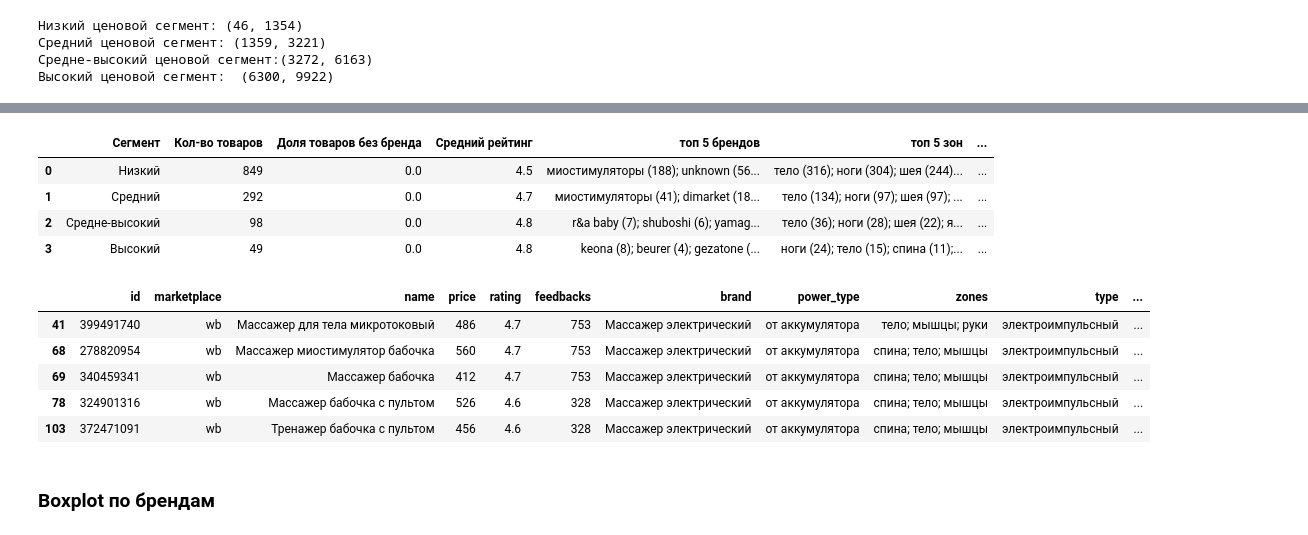
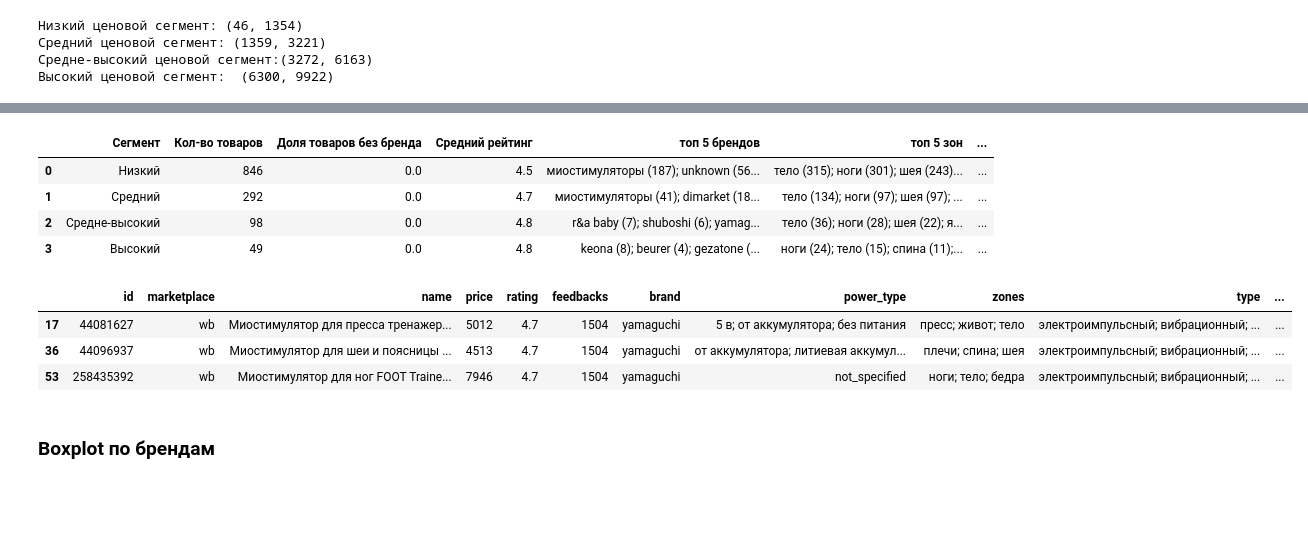
Before and after one commit to nekitmilk/ElectroPunk, a Jupyter notebook: src/notebooks/analisys.ipynb, the cells around one changed output, grey strips where cells are left out. Saved outputs shown, nothing was run; the diff lists cells and outputs as text; code cells hidden in the pictures; blank space fills up the shorter version.

```diff
--- a/src/notebooks/analisys.ipynb
+++ b/src/notebooks/analisys.ipynb
@@ -888,6 +885,9 @@ def prepare_goods(df):
     df['power_type'] = df['power_type'].str.lower()
     df['zones'] = df['zones'].str.lower()
     df['type'] = df['type'].str.lower()
+
+    mask = df['name'].apply(is_relevant)
+    df = df[mask].copy()
 
     return df
 
@@ -912,7 +912,7 @@ def prepare_feedbacks(df):
 
 # Применение функций подготовки
 Goods = prepare_goods(Goods)
-# Goods = Goods[(Goods['price'] <= Goods['price'].quantile(0.95))]
+# Goods = Goods[(Goods['price'] >= Goods['price'].quantile(0.01)) & (Goods['price'] <= Goods['price'].quantile(0.95))]
 Other_characteristicks = prepare_other_chars(Other_characteristicks)
 Feedbacks = prepare_feedbacks(Feedbacks)
 
@@ -960,6 +960,9 @@ Feedbacks = prepare_feedbacks(Feedbacks)
 # print(f"Итоговый размер таблицы: {final_df.shape}")
 # final_df.info()
 
+# mask = Goods['name'].apply(is_relevant)
+# Goods = Goods[mask].copy()
+
 Goods.info()
 Other_characteristicks.info()
 Feedbacks.info()
@@ -1075,7 +1076,7 @@ Name: feedbacks, dtype: float64
 # %% [markdown]
 Можем заметить, что в данных есть явные выбросы. Например минимальная цена миостимулятора получилась 46 рублей, хотя на самом деле это аксессуар для миостимулятора. Также видим, что максимальная цена товара составляет 64226 рублей, это уже действительно миостимулятор профессионального уровня, однако товары такой ценовой категории не рассчитаны на массового потребителя, они узкоспециализированы и продаются штучно (судя по колличеству отзывов), это интересный кейс. Однако для понимания общей рыночной ситуации и поиска ниш имеет смысл отрезать эти товары, поскольку они либо не соотвествуют данной тематике, либо их продажи крайне малы. Для этого предлагается отрезать товары до 1-го перцентиля и после 95-го. Это позволит полноценно проанализировать данный рынок, сосредоточившись на более массовых продуктах.
 # %%
-Goods = Goods[(Goods['price'] <= Goods['price'].quantile(0.95))]
+Goods = Goods[(Goods['price'] >= Goods['price'].quantile(0.01)) & (Goods['price'] <= Goods['price'].quantile(0.95))]
 # %%
 price_data = Goods["price"]
 
@@ -1212,21 +1221,19 @@ result_df = pd.DataFrame(all_stats)
 result_df
 # %% [output]
 |  | Сегмент | Кол-во товаров | Доля товаров без бренда | Средний рейтинг | топ 5 брендов | топ 5 зон | ... |
-| 0 | Низкий | 849 | 0.0 | 4.5 | миостимуляторы (188); unknown (56... | тело (316); ноги (304); шея (244)... | ... |
+| 0 | Низкий | 846 | 0.0 | 4.5 | миостимуляторы (187); unknown (56... | тело (315); ноги (301); шея (243)... | ... |
 | 1 | Средний | 292 | 0.0 | 4.7 | миостимуляторы (41); dimarket (18... | тело (134); ноги (97); шея (97); ... | ... |
 | 2 | Средне-высокий | 98 | 0.0 | 4.8 | r&a baby (7); shuboshi (6); yamag... | тело (36); ноги (28); шея (22); я... | ... |
 | 3 | Высокий | 49 | 0.0 | 4.8 | keona (8); beurer (4); gezatone (... | ноги (24); тело (15); спина (11);... | ... |
 # %%
 pd.reset_option('display.max_colwidth')
 # %%
-price_segment_clear_df[price_segment_clear_df['brand'] == "Массажер электрический"]
+price_segment_clear_df[price_segment_clear_df['brand'] == "yamaguchi"].head(3)
 # %% [output]
 |  | id | marketplace | name | price | rating | feedbacks | brand | power_type | zones | type | ... |
-| 41 | 399491740 | wb | Массажер для тела микротоковый | 486 | 4.7 | 753 | Массажер электрический | от аккумулятора | тело; мышцы; руки | электроимпульсный | ... |
-| 68 | 278820954 | wb | Массажер миостимулятор бабочка | 560 | 4.7 | 753 | Массажер электрический | от аккумулятора | спина; тело; мышцы | электроимпульсный | ... |
-| 69 | 340459341 | wb | Массажер бабочка | 412 | 4.7 | 753 | Массажер электрический | от аккумулятора | спина; тело; мышцы | электроимпульсный | ... |
-| 78 | 324901316 | wb | Массажер бабочка с пультом | 526 | 4.6 | 328 | Массажер электрический | от аккумулятора | спина; тело; мышцы | электроимпульсный | ... |
-| 103 | 372471091 | wb | Тренажер бабочка с пультом | 456 | 4.6 | 328 | Массажер электрический | от аккумулятора | спина; тело; мышцы | электроимпульсный | ... |
+| 17 | 44081627 | wb | Миостимулятор для пресса тренажер... | 5012 | 4.7 | 1504 | yamaguchi | 5 в; от аккумулятора; без питания | пресс; живот; тело | электроимпульсный; вибрационный; ... | ... |
+| 36 | 44096937 | wb | Миостимулятор для шеи и поясницы ... | 4513 | 4.7 | 1504 | yamaguchi | от аккумулятора; литиевая аккумул... | плечи; спина; шея | электроимпульсный; вибрационный; ... | ... |
+| 53 | 258435392 | wb | Миостимулятор для ног FOOT Traine... | 7946 | 4.7 | 1504 | yamaguchi | not_specified | ноги; тело; бедра | электроимпульсный; вибрационный; ... | ... |
 # %% [markdown]
 ### Boxplot по брендам
 # %%
```
Also changed, not shown: parts of 18 cells of this notebook, 3 other files.
